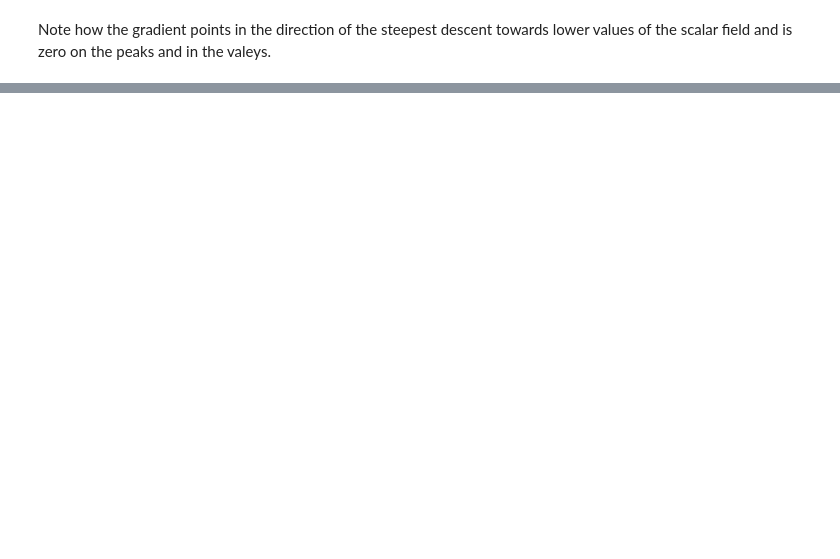
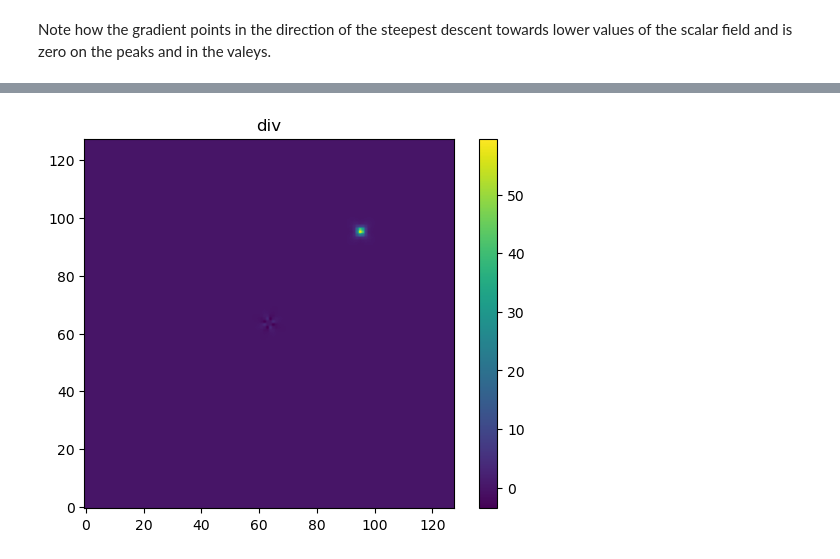
Before and after one commit to PerForm-Lab-RIT/retinal_flow_toolkit, a Jupyter notebook: sandbox/overlay_gaze/vector_example.ipynb, the cells around one changed output, grey strips where cells are left out. Saved outputs shown, nothing was run; the diff lists cells and outputs as text; code cells hidden in the pictures; blank space fills up the shorter version.

```diff
--- a/sandbox/overlay_gaze/vector_example.ipynb
+++ b/sandbox/overlay_gaze/vector_example.ipynb
@@ -110,0 +132,8 @@ Created in <span style='font-weight:600;margin-left:4px;'>Deepnote</span></a>
+# %%
+div = divergence_npgrad(u,v)
+plt.imshow(div,origin='lower')
+plt.title('div')
+plt.colorbar()
+plt.show()
+# %% [output]
+[figure, added]
```
Also changed, not shown: parts of 6 cells of this notebook, 3 other files.
